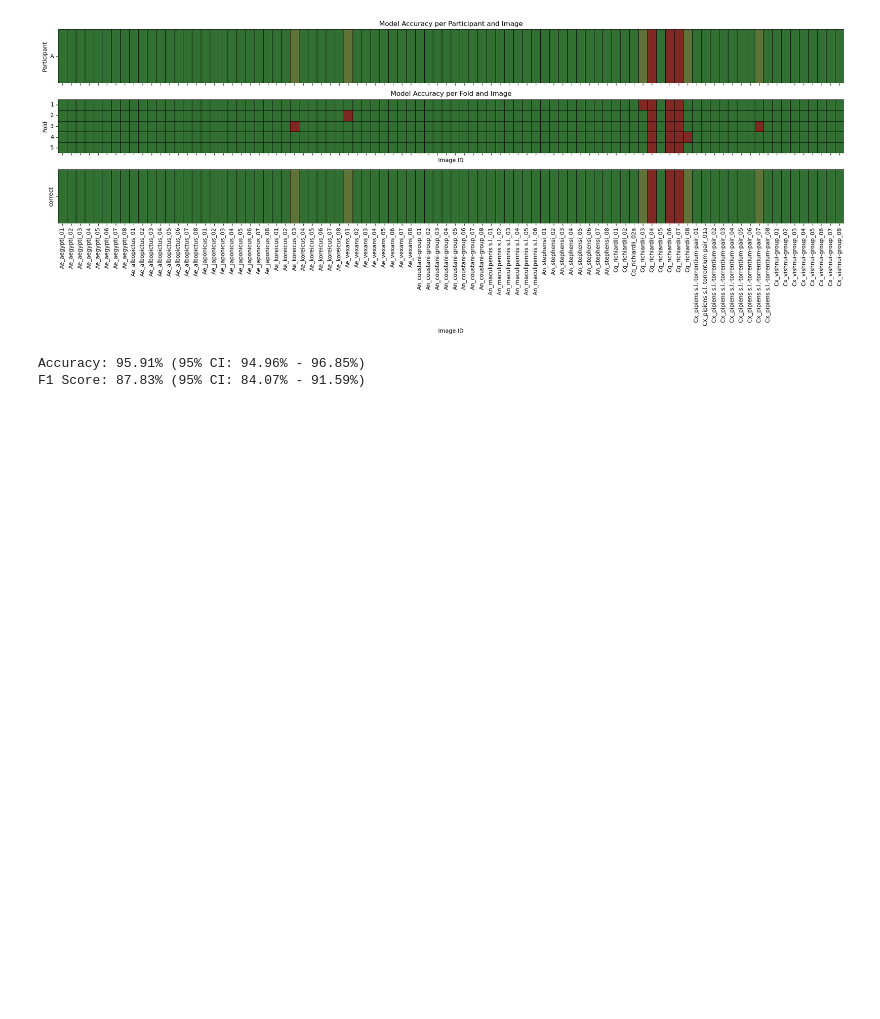
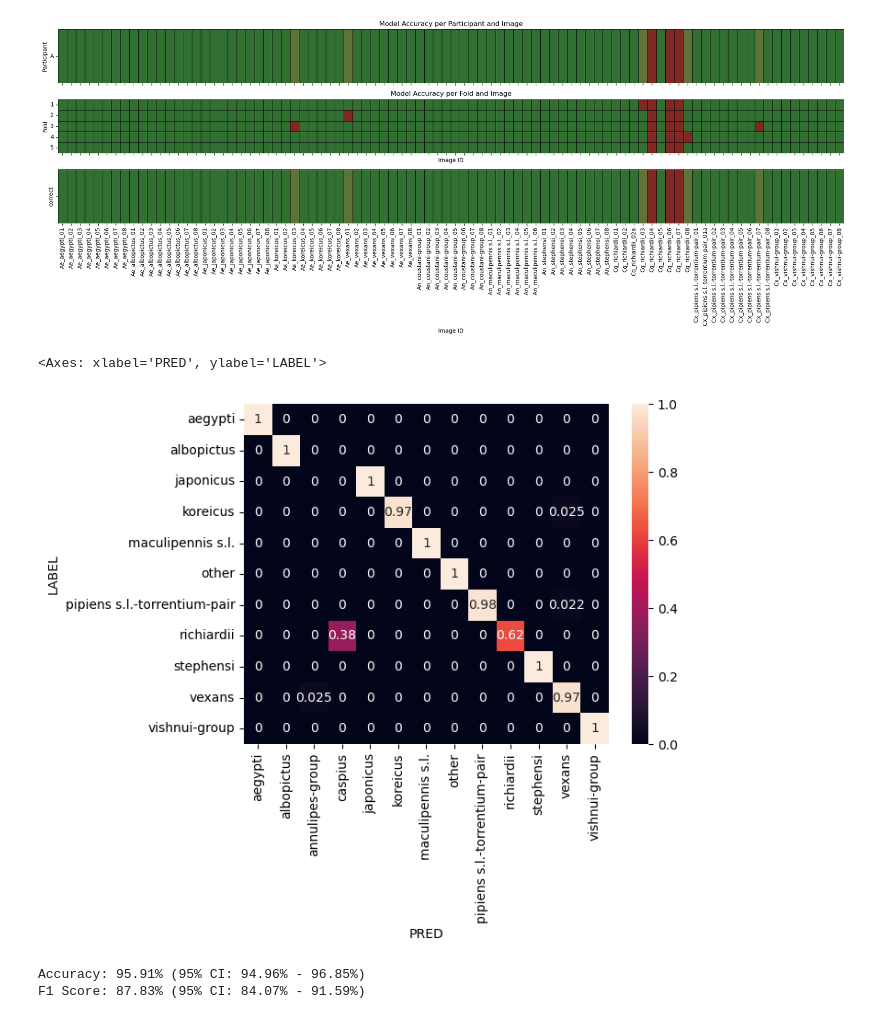
Before and after one commit to KNolte19/MosquitoWingClassifier_publication, a Jupyter notebook: feasibility_experiment/analyse_feasibility_zeiss-device.ipynb, the cells around one changed output. Cells and saved outputs as stored; diff of their text form; code cells hidden in the pictures; blank space fills up the shorter version.

```diff
--- a/feasibility_experiment/analyse_feasibility_zeiss-device.ipynb
+++ b/feasibility_experiment/analyse_feasibility_zeiss-device.ipynb
@@ -223,6 +223,11 @@ ax[0].set_xlabel("")
 plt.tight_layout()
 # %% [output]
 [figure]
+# %%
+sb.heatmap(pd.crosstab(DF["LABEL"], DF["PRED"], normalize="index"), annot=True)
+# %% [output]
+<Axes: xlabel='PRED', ylabel='LABEL'>
+[figure, added]
 # %%
 # Get the average balanced accuracy and F1 score for the model on the feasibility study
 def get_avg_metric(df, with_ci = True):
```
Also changed, not shown: 2 other files.
